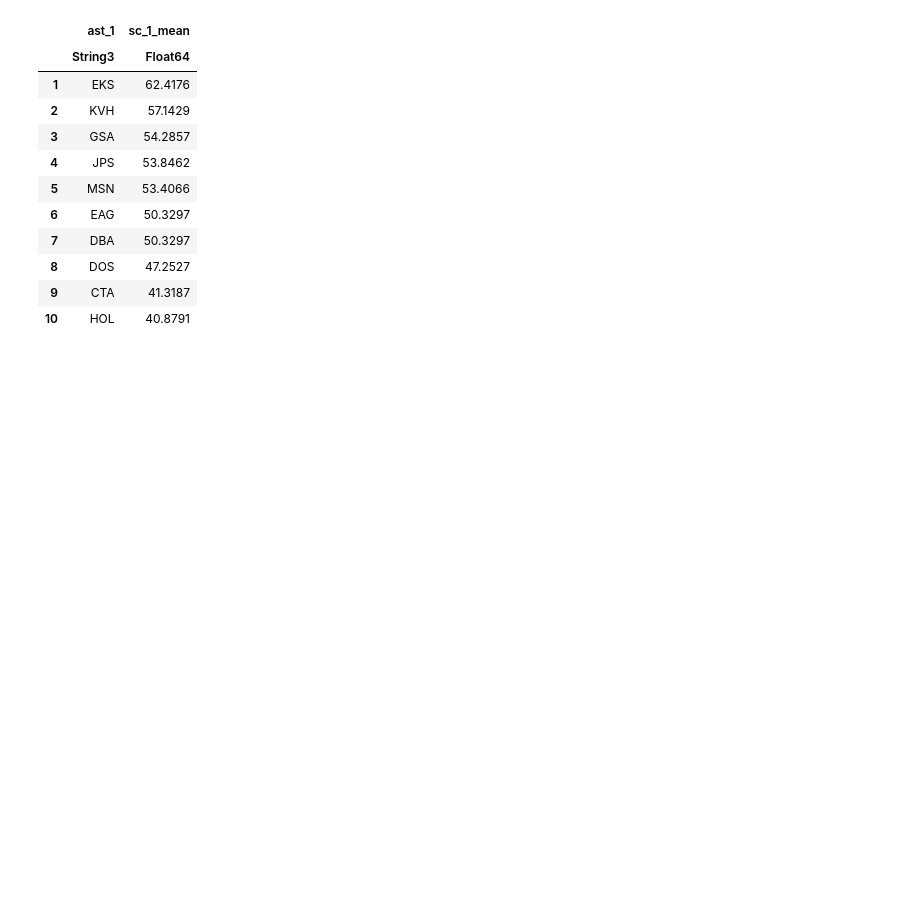
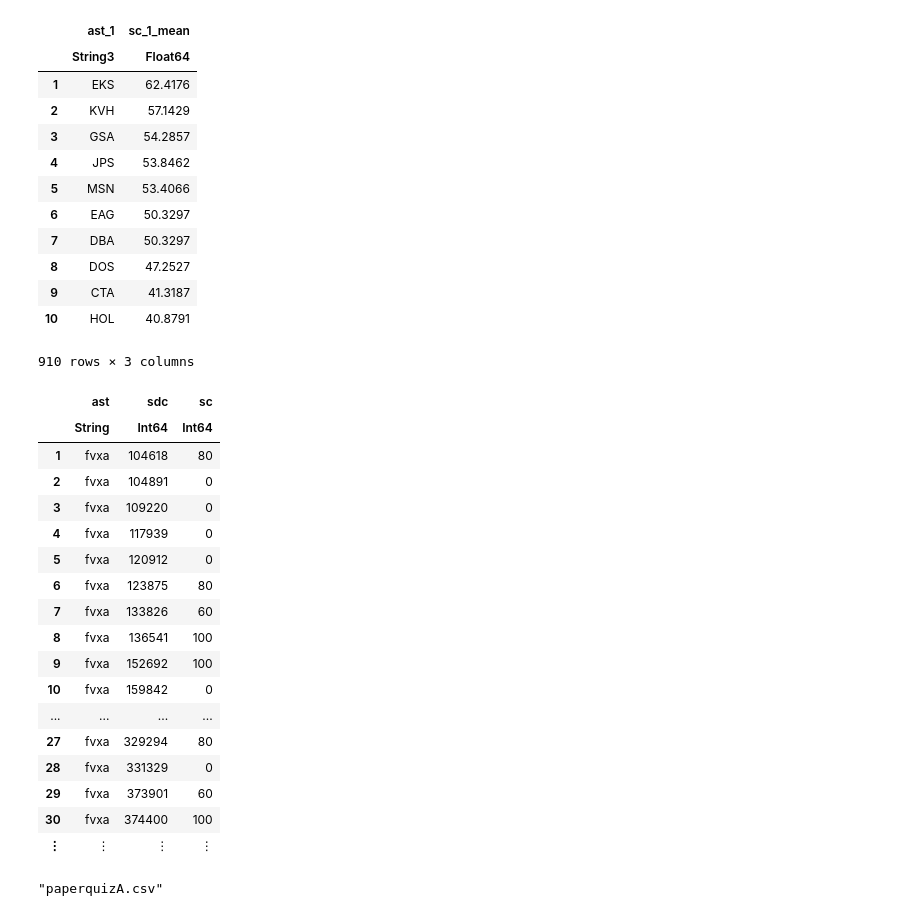
Before and after one commit to evaristegalois/binder-4233, a Jupyter notebook: julia/paperquiz.ipynb, the cells around one changed output. Drawn from its saved outputs; the diff is of its cells as text; code cells hidden in the pictures; blank space fills up the shorter version.

```diff
--- a/julia/paperquiz.ipynb
+++ b/julia/paperquiz.ipynb
@@ -301,20 +249,44 @@ sort(combine(q4g,:sc_1 => mean),:sc_1_mean,rev=true)
 # %%
 q5=hcat(
 ifelse.(q2[!,[:ast]].=="KVH","fvxa",
 ifelse.(q2[!,[:ast]].=="EKS","yqoq",
-ifelse.(q2[!,[:ast]].=="GSA","fvxa",
-ifelse.(q2[!,[:ast]].=="MSN","yqoq",
+ifelse.(q2[!,[:ast]].=="GSA","lqyc",
+ifelse.(q2[!,[:ast]].=="MSN","jzck",
 ifelse.(q2[!,[:ast]].=="JPS","cdlm",
 ifelse.(q2[!,[:ast]].=="CTA","eion",
 ifelse.(q2[!,[:ast]].=="EAG","qmvi",
 ifelse.(q2[!,[:ast]].=="HOL","veiy",
 ifelse.(q2[!,[:ast]].=="DBA","oexk",
 "tfov"))))))))),select(q2,:sdc),
 ifelse.(q2[!,[:sc]].==0,20,
 ifelse.(q2[!,[:sc]].==1,40,
 ifelse.(q2[!,[:sc]].==2,60,
 ifelse.(q2[!,[:sc]].==3,80,
 ifelse.(q2[!,[:sc]].==4,100,
 ifelse.(q2[!,[:sc]].==5,0,
 "ERROR")))))),
 makeunique=true)
+# %% [output]
+910 rows × 3 columns
+|  | ast | sdc | sc |
+|  | String | Int64 | Int64 |
+| 1 | fvxa | 104618 | 80 |
+| 2 | fvxa | 104891 | 0 |
+| 3 | fvxa | 109220 | 0 |
+| 4 | fvxa | 117939 | 0 |
+| 5 | fvxa | 120912 | 0 |
+| 6 | fvxa | 123875 | 80 |
+| 7 | fvxa | 133826 | 60 |
+| 8 | fvxa | 136541 | 100 |
+| 9 | fvxa | 152692 | 100 |
+| 10 | fvxa | 159842 | 0 |
+| ... | ... | ... | ... |
+| 27 | fvxa | 329294 | 80 |
+| 28 | fvxa | 331329 | 0 |
+| 29 | fvxa | 373901 | 60 |
+| 30 | fvxa | 374400 | 100 |
+| ⋮ | ⋮ | ⋮ | ⋮ |
+# %%
+CSV.write("paperquizA.csv",q5)
+# %% [output]
+"paperquizA.csv"
```
Also changed, not shown: parts of 9 cells of this notebook.
